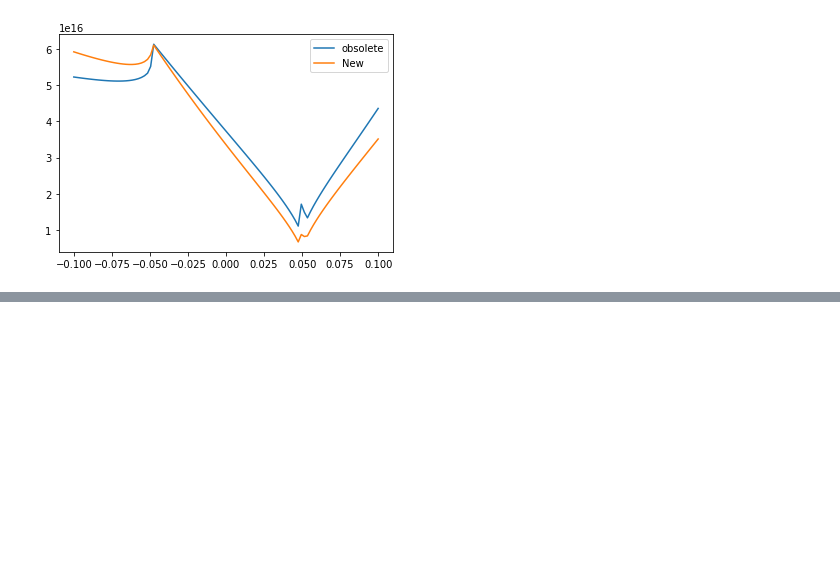
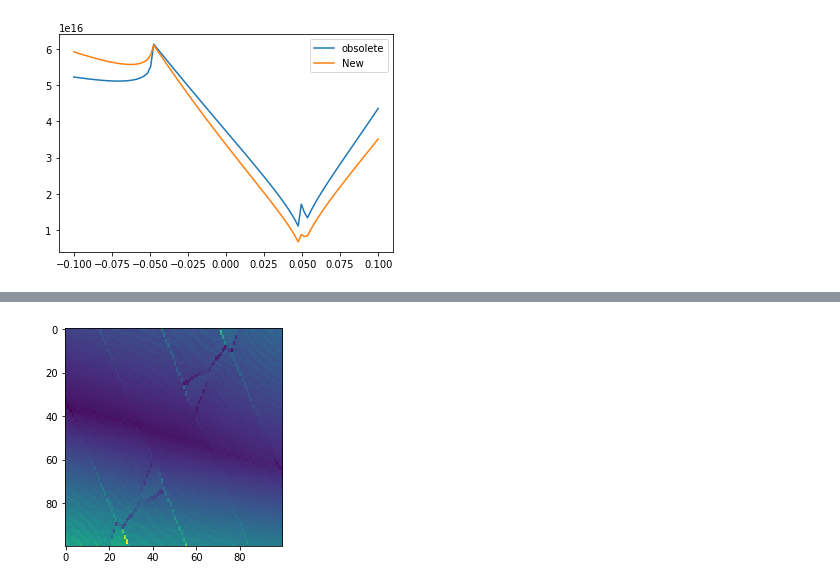
Before and after one commit to gholds/BLGinSTM-old, a Jupyter notebook: 4_Total_Current.ipynb, the cells around one changed output, grey strips where cells are left out. Cells and saved outputs as stored; diff of their text form; code cells hidden in the pictures; blank space fills up the shorter version.

```diff
--- a/4_Total_Current.ipynb
+++ b/4_Total_Current.ipynb
@@ -37,0 +34,22 @@ DOS??
+# %%
+from Materials import Graphene
+from TunnelingExperiment import TunnelingExperiments
+
+d1 	= 1
+d2 	= 305
+e1 	= 1
+e2 	= 3.9
+T 	= 0
+Wtip= 5
+
+
+
+stm = TunnelingExperiments.BLGinSTM(d1,d2,e1,e2,T,Wtip)
+
+VTrange = [-0.2,0.2]
+num_vts_100 = 1
+
+VBrange = [-30,30]
+num_vbs_100 = 1
+
+I = stm.generate_tunnelcurrent(VTrange,num_vts_100,VBrange,num_vbs_100)
@@ -37,0 +108,4 @@ DOS??
+# %%
+plt.imshow(np.gradient(I,axis=0));
+# %% [output]
+[figure, added]
```
Also changed, not shown: parts of 4 cells of this notebook, 8 other files.
